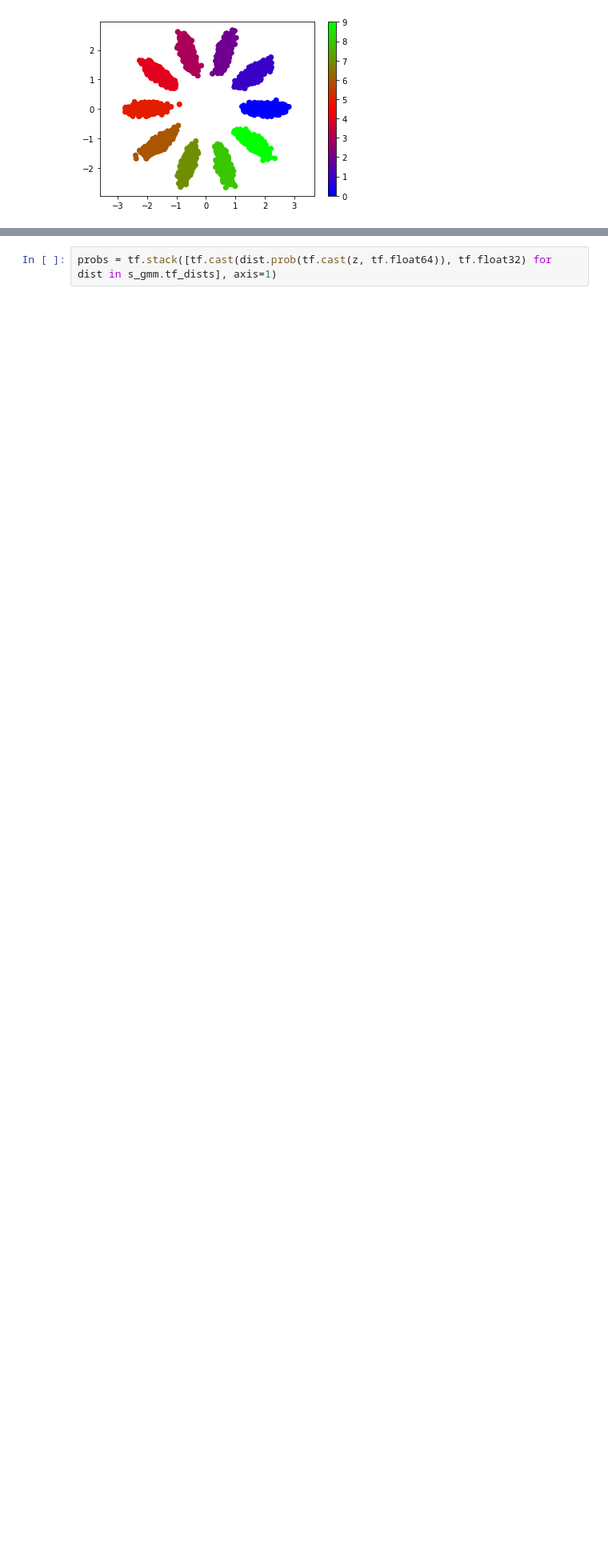
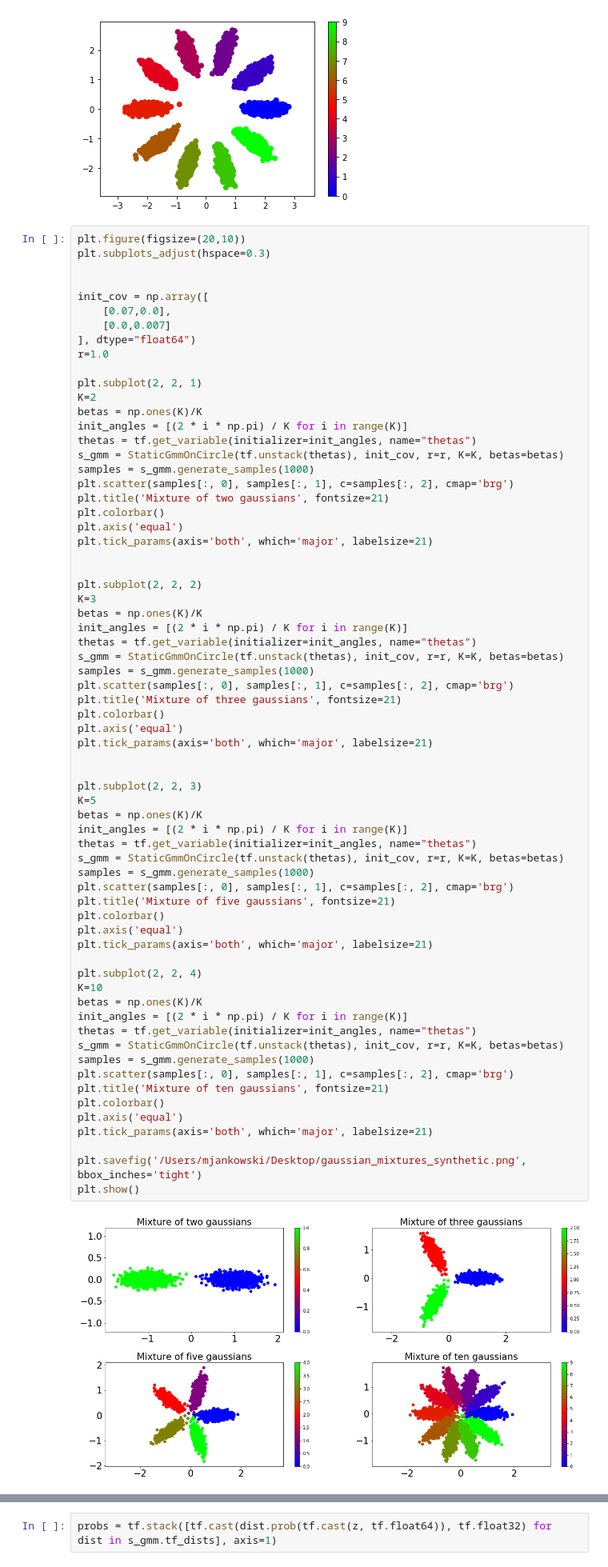
Before and after one commit to macjankowski/vae_models, a Jupyter notebook: pub2/create_mixture.ipynb, the cells around one changed output, grey strips where cells are left out. Shown at 80% size. Drawn from its saved outputs; the diff is of its cells as text; blank space fills up the shorter version.

```diff
--- a/pub2/create_mixture.ipynb
+++ b/pub2/create_mixture.ipynb
@@ -267,4 +267,73 @@ samples = s_gmm.generate_samples(1000)
 plot_samples(samples)
 # %% [output]
 [figure]
+# %%
+plt.figure(figsize=(20,10))
+plt.subplots_adjust(hspace=0.3)
+
+
+init_cov = np.array([
+    [0.07,0.0],
+    [0.0,0.007]
+], dtype="float64")
+r=1.0
+
+plt.subplot(2, 2, 1)
+K=2
+betas = np.ones(K)/K
+init_angles = [(2 * i * np.pi) / K for i in range(K)]
+thetas = tf.get_variable(initializer=init_angles, name="thetas")
+s_gmm = StaticGmmOnCircle(tf.unstack(thetas), init_cov, r=r, K=K, betas=betas)
+samples = s_gmm.generate_samples(1000)
+plt.scatter(samples[:, 0], samples[:, 1], c=samples[:, 2], cmap='brg')
+plt.title('Mixture of two gaussians', fontsize=21)
+plt.colorbar()
+plt.axis('equal')
+plt.tick_params(axis='both', which='major', labelsize=21)
+
+
+plt.subplot(2, 2, 2)
+K=3
+betas = np.ones(K)/K
+init_angles = [(2 * i * np.pi) / K for i in range(K)]
+thetas = tf.get_variable(initializer=init_angles, name="thetas")
+s_gmm = StaticGmmOnCircle(tf.unstack(thetas), init_cov, r=r, K=K, betas=betas)
+samples = s_gmm.generate_samples(1000)
+plt.scatter(samples[:, 0], samples[:, 1], c=samples[:, 2], cmap='brg')
+plt.title('Mixture of three gaussians', fontsize=21)
+plt.colorbar()
+plt.axis('equal')
+plt.tick_params(axis='both', which='major', labelsize=21)
+
+
+plt.subplot(2, 2, 3)
+K=5
+betas = np.ones(K)/K
+init_angles = [(2 * i * np.pi) / K for i in range(K)]
+thetas = tf.get_variable(initializer=init_angles, name="thetas")
+s_gmm = StaticGmmOnCircle(tf.unstack(thetas), init_cov, r=r, K=K, betas=betas)
+samples = s_gmm.generate_samples(1000)
+plt.scatter(samples[:, 0], samples[:, 1], c=samples[:, 2], cmap='brg')
+plt.title('Mixture of five gaussians', fontsize=21)
+plt.colorbar()
+plt.axis('equal')
+plt.tick_params(axis='both', which='major', labelsize=21)
+
+plt.subplot(2, 2, 4)
+K=10
+betas = np.ones(K)/K
+init_angles = [(2 * i * np.pi) / K for i in range(K)]
+thetas = tf.get_variable(initializer=init_angles, name="thetas")
+s_gmm = StaticGmmOnCircle(tf.unstack(thetas), init_cov, r=r, K=K, betas=betas)
+samples = s_gmm.generate_samples(1000)
+plt.scatter(samples[:, 0], samples[:, 1], c=samples[:, 2], cmap='brg')
+plt.title('Mixture of ten gaussians', fontsize=21)
+plt.colorbar()
+plt.axis('equal')
+plt.tick_params(axis='both', which='major', labelsize=21)
+
+plt.savefig('/Users/mjankowski/Desktop/gaussian_mixtures_synthetic.png', bbox_inches='tight')
+plt.show()
+# %% [output]
+[figure, added]
 # %%
```
Also changed, not shown: parts of 1 cell of this notebook, 11 other files.
